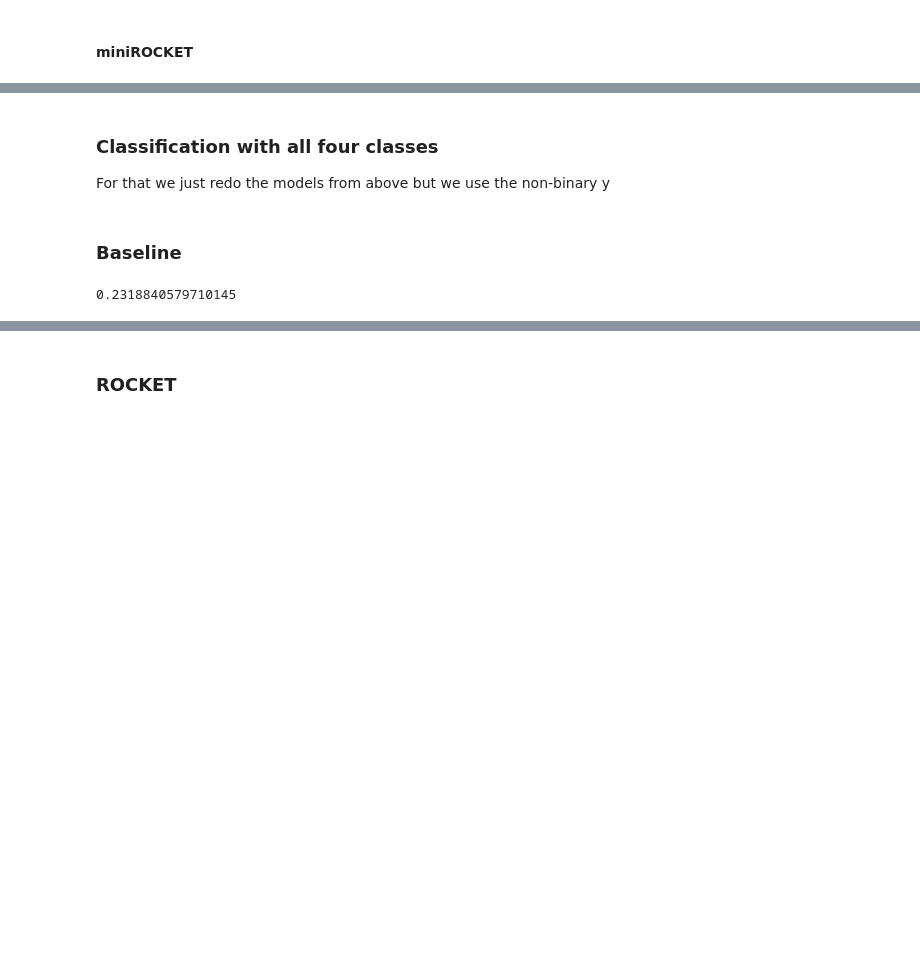
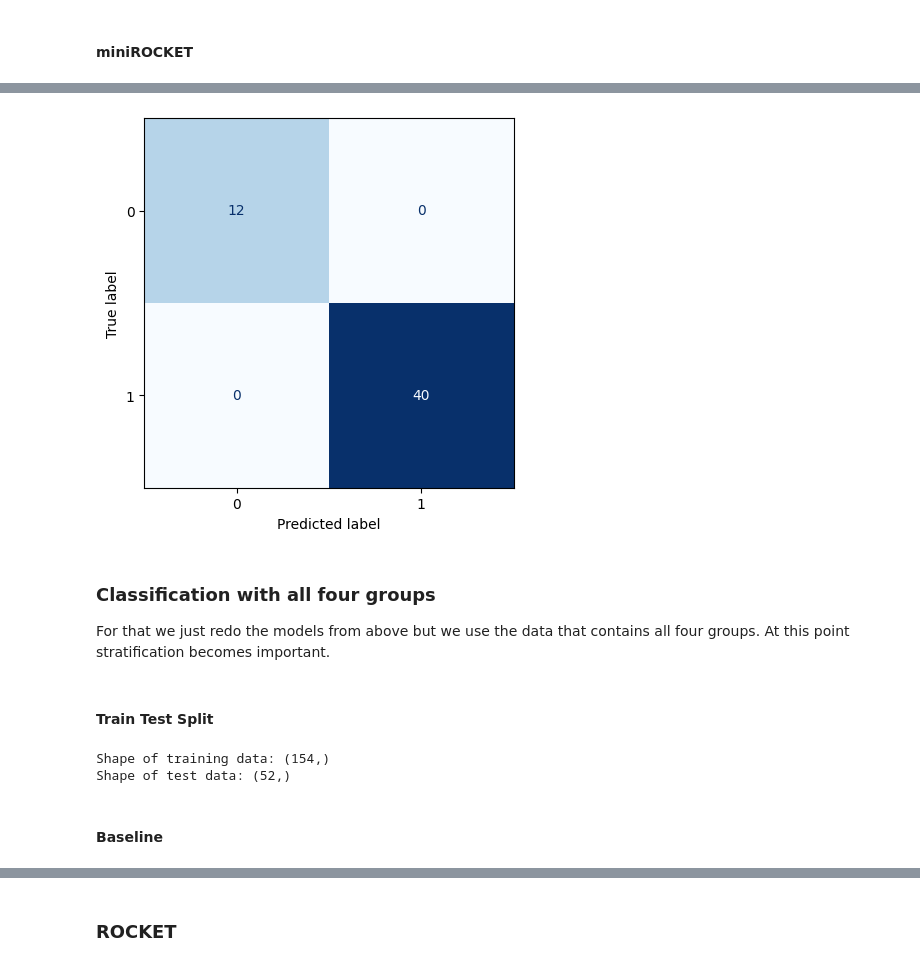
Before and after one commit to yann1cks/dssgx-application, a Jupyter notebook: time-series-classification/script.ipynb, the cells around one changed output, grey strips where cells are left out. Drawn from its saved outputs; the diff is of its cells as text; code cells hidden in the pictures; blank space fills up the shorter version.

Commit message:
fix classification

```diff
--- a/time-series-classification/script.ipynb
+++ b/time-series-classification/script.ipynb
@@ -347,0 +366,13 @@ classifier.score(X_test, y_test_binary)
+# %%
+wide = df.pivot_table(index=["id"],
+                    columns=["milliseconds"],
+                    values="pressure",
+                    dropna=False).reset_index()
+
+wide.drop(['id'], axis=1, inplace=True)
+
+X = wide.to_numpy()
+
+# to 3d numpy
+X = X.reshape((X.shape[0], X.shape[1],1))
+X = X.reshape((X.shape[0],1, X.shape[1]))
@@ -347,0 +387,12 @@ classifier.score(X_test, y_test_binary)
+# %%
+# Create the target and cleanup the categories
+y_text = df.groupby("id")["group"].unique()
+y_text = pd.Series(map(lambda x: np.array_str(x), y_text))
+y_text = pd.Series(map(lambda x: x.replace("'","").replace('"','').replace("[","").replace("]",""), y_text))
+
+# Four groups
+y = pd.factorize(y_text)[0]
+
+# Binary classification
+y_binary = np.where(np.isin(y, 2), 1, y)
+y_binary = np.where(np.isin(y, 3), 1, y_binary)
@@ -347,0 +501,5 @@ classifier.score(X_test, y_test_binary)
+# %%
+X_binary_train, X_binary_test, y_binary_train, y_binary_test = train_test_split(X,y_binary, stratify=y_binary, test_size=0.25, shuffle=True, random_state=seed)
+
+print("Shape of training data:", y_binary_train.shape)
+print("Shape of test data:", y_binary_test.shape)
@@ -434,0 +564,5 @@ plot_confusion_matrix(classifier,X_test_scaled_transform,y_test_binary)
+# %%
+minirocket_pipe.fit(X_binary_train, y_binary_train)
+y_binary_pred = minirocket_pipe.predict(X_binary_test)
+
+accuracy_score(y_binary_test, y_binary_pred)
@@ -435,11 +582,26 @@ plot_confusion_matrix(classifier,X_test_scaled_transform,y_test_binary)
+# %%
+disp = ConfusionMatrixDisplay.from_predictions(
+    y_binary_test,
+    y_binary_pred,
+    cmap=plt.cm.Blues,
+    colorbar=False,
+)
+
+plt.show()
+# %% [output]
+[figure, added]
 # %% [markdown]
-### Classification with all four classes
-For that we just redo the models from above but we use the non-binary y
+### Classification with all four groups
+For that we just redo the models from above but we use the data that contains all four groups. At this point stratification becomes important.
+# %% [markdown]
+#### Train Test Split
+# %%
+X_train, X_test, y_train, y_test = train_test_split(X,y, stratify=y, test_size=0.25, shuffle=True, random_state=seed)
+
+print("Shape of training data:", y_train.shape)
+print("Shape of test data:", y_test.shape)
+# %% [output]
+Shape of training data: (154,)
+Shape of test data: (52,)
 # %% [markdown]
-### Baseline
+#### Baseline
-# %%
-classifier = DummyClassifier(strategy="prior")
-classifier.fit(X_train, y_train)
-classifier.score(X_test, y_test)
-# %% [output]
-0.2318840579710145
```
Also changed, not shown: parts of 111 cells of this notebook, 5 other files.
